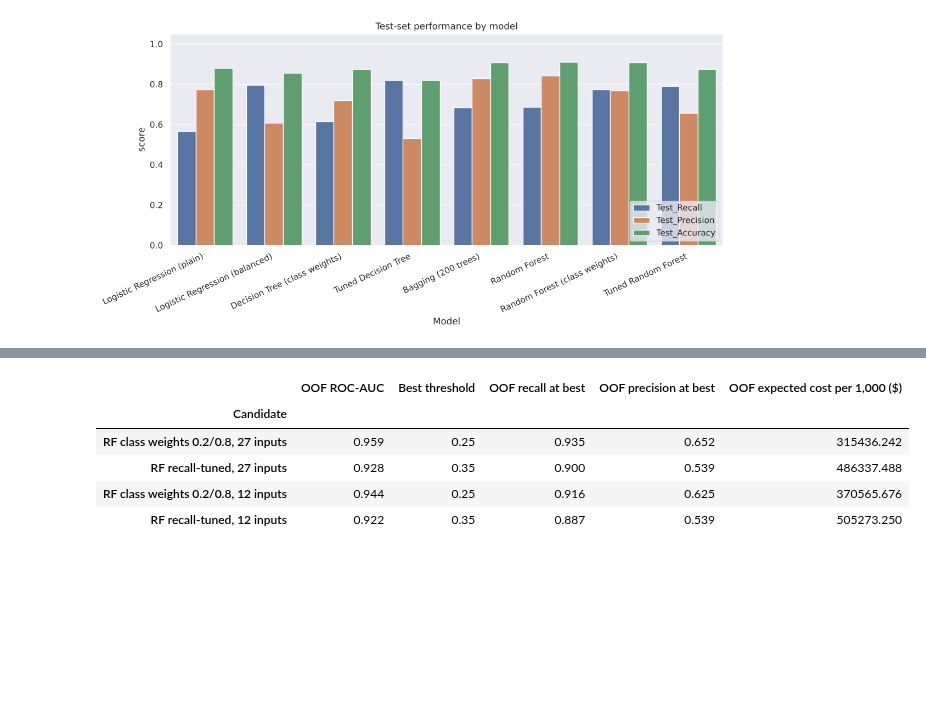
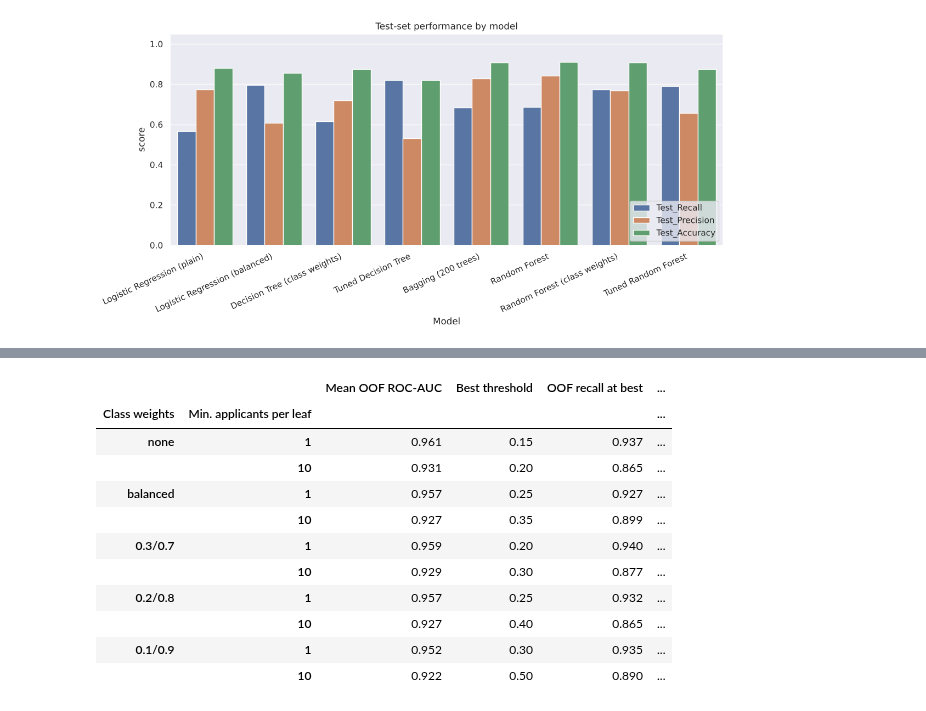
Before and after one commit to shubham1891/Personal-code, a Jupyter notebook: notebooks/Loan_Default_Prediction_Low_Code.ipynb, the cells around one changed output, grey strips where cells are left out. Saved outputs shown, nothing was run; the diff lists cells and outputs as text; code cells hidden in the pictures; blank space fills up the shorter version.

```diff
--- a/notebooks/Loan_Default_Prediction_Low_Code.ipynb
+++ b/notebooks/Loan_Default_Prediction_Low_Code.ipynb
@@ -1810,7 +1812,9 @@ The comparison above uses the conventional 0.5 cut-off. The bank's real question
 #@title
 from sklearn.model_selection import cross_val_predict
 COST_FN, COST_FP = 9000, 2000
-THRESHOLDS = np.round(np.arange(0.10, 0.71, 0.05), 2)
+THRESHOLDS = np.round(np.arange(0.05, 0.71, 0.05), 2)
+CV_REPEATS = [1, 2, 3]            # three different stratified 5-fold splits = 15 validation folds per candidate
+COST_COL = 'Mean OOF expected cost per 1,000 ($)'
 
 def cost_table(y_true, proba, thresholds=THRESHOLDS):
     rows = []
@@ -1822,27 +1826,46 @@ def cost_table(y_true, proba, thresholds=THRESHOLDS):
                      'expected_cost_per_1000_$': 1000 * (fn * COST_FN + fp * COST_FP) / n})
     return pd.DataFrame(rows)
 
-# 12 most important features of the tuned forest, as a leaner candidate feature set
-keep = pd.Series(rf_estimator_tuned.feature_importances_, index=X_train.columns).sort_values(ascending=False)
-keep = keep[keep > 0.01].index.tolist()
+def oof_evaluate(model, cols):
+    # repeated 5-fold out-of-fold evaluation on the training rows: mean threshold table, best row, mean AUC, fold-to-fold SD of the cost
+    probas, tables, fold_costs = [], [], {}
+    for seed in CV_REPEATS:
+        cv_rep = StratifiedKFold(n_splits=5, shuffle=True, random_state=seed)
+        p = cross_val_predict(model, X_train[cols], y_train, cv=cv_rep, method='predict_proba')[:, 1]
+        probas.append(p); tables.append(cost_table(y_train, p))
+        for _, val in cv_rep.split(X_train[cols], y_train):
+            fold_tbl = cost_table(y_train.iloc[val], p[val])
+            for t, c in zip(fold_tbl['threshold'], fold_tbl['expected_cost_per_1000_$']):
+                fold_costs.setdefault(t, []).append(c)
+    tbl = pd.concat(tables).groupby('threshold', as_index=False).mean()
+    best = tbl.loc[tbl['expected_cost_per_1000_$'].idxmin()]
+    return {'probas': probas, 'table': tbl, 'best': best, 'auc': np.mean([metrics.roc_auc_score(y_train, p) for p in probas]),
+            'fold_sd': np.std(fold_costs[best['threshold']], ddof=1)}
 
-candidates = {
-    'RF class weights 0.2/0.8, 27 inputs': (RandomForestClassifier(n_estimators=200, class_weight={0: 0.2, 1: 0.8}, random_state=1, n_jobs=-1), list(X_train.columns)),
-    'RF recall-tuned, 27 inputs': (RandomForestClassifier(**grid_obj.best_params_, random_state=1, n_jobs=-1), list(X_train.columns)),
-    'RF class weights 0.2/0.8, 12 inputs': (RandomForestClassifier(n_estimators=200, class_weight={0: 0.2, 1: 0.8}, random_state=1, n_jobs=-1), keep),
-    'RF recall-tuned, 12 inputs': (RandomForestClassifier(**grid_obj.best_params_, random_state=1, n_jobs=-1), keep),
-}
-cv5 = StratifiedKFold(n_splits=5, shuffle=True, random_state=1)
-oof, summary_rows = {}, []
-for name, (model, cols) in candidates.items():
-    proba_oof = cross_val_predict(model, X_train[cols], y_train, cv=cv5, method='predict_proba')[:, 1]
-    tbl = cost_table(y_train, proba_oof); best = tbl.loc[tbl['expected_cost_per_1000_$'].idxmin()]
-    oof[name] = (proba_oof, tbl)
-    summary_rows.append({'Candidate': name, 'OOF ROC-AUC': metrics.roc_auc_score(y_train, proba_oof), 'Best threshold': best['threshold'],
-                         'OOF recall at best': best['recall'], 'OOF precision at best': best['precision'], 'OOF expected cost per 1,000 ($)': best['expected_cost_per_1000_$']})
-selection = pd.DataFrame(summary_rows).set_index('Candidate')
-winner = selection['OOF expected cost per 1,000 ($)'].idxmin()
-FINAL_THRESHOLD = float(selection.loc[winner, 'Best threshold'])
-print('Selected model:', winner, '| selected threshold:', FINAL_THRESHOLD)
-selection.round(3)
+def summary_row(res):
+    return {'Mean OOF ROC-AUC': res['auc'], 'Best threshold': res['best']['threshold'], 'OOF recall at best': res['best']['recall'],
+            'OOF precision at best': res['best']['precision'], COST_COL: res['best']['expected_cost_per_1000_$'], 'Fold-to-fold SD of cost ($)': res['fold_sd']}
+
+SELECTION_FORMAT = {'Mean OOF ROC-AUC': '{:.3f}', 'Best threshold': '{:.2f}', 'OOF recall at best': '{:.3f}', 'OOF precision at best': '{:.3f}',
+                    COST_COL: '{:,.0f}', 'Fold-to-fold SD of cost ($)': '{:,.0f}'}
+
+# Stage 1: class weights x minimum leaf size (200 trees, all 27 inputs)
+weight_options = {'none': None, 'balanced': 'balanced', '0.3/0.7': {0: 0.3, 1: 0.7}, '0.2/0.8': {0: 0.2, 1: 0.8}, '0.1/0.9': {0: 0.1, 1: 0.9}}
+stage1 = {}
+for w_name, w in weight_options.items():
+    for leaf in [1, 10]:          # 1 = fully grown trees (default); 10 = the leaf size the recall-only grid search chose
+        stage1[(w_name, leaf)] = oof_evaluate(RandomForestClassifier(n_estimators=200, class_weight=w, min_samples_leaf=leaf, random_state=1, n_jobs=-1), list(X_train.columns))
+config_search = pd.DataFrame({k: summary_row(v) for k, v in stage1.items()}).T
+config_search.index.names = ['Class weights', 'Min. applicants per leaf']
+
+# the pre-stated rule: lowest mean cost; among configurations within one standard error of it, the simplest
+lowest = config_search[COST_COL].min()
+one_se = config_search.loc[config_search[COST_COL].idxmin(), 'Fold-to-fold SD of cost ($)'] / np.sqrt(5 * len(CV_REPEATS))
+within = config_search[config_search[COST_COL] <= lowest + one_se].copy()
+within['non-default settings'] = [(w != 'none') + (leaf != 1) for w, leaf in within.index]
+best_weights, best_leaf = within.sort_values(['non-default settings', COST_COL]).index[0]
+best_leaf = int(best_leaf)
+print(f'Lowest mean OOF cost ${lowest:,.0f}; one standard error ${one_se:,.0f}; within one SE: {list(within.index)}')
+print(f'Stage 1 choice: class weights = {best_weights}, min. applicants per leaf = {best_leaf}')
+config_search.style.format(SELECTION_FORMAT).highlight_min(subset=[COST_COL], color='#c6efce')
 # %% [output]
@@ -1850,6 +1874,12 @@ Selected model: RF class weights 0.2/0.8, 27 inputs | selected threshold: 0.25
-|  | OOF ROC-AUC | Best threshold | OOF recall at best | OOF precision at best | OOF expected cost per 1,000 ($) |
-| Candidate |  |  |  |  |  |
-| RF class weights 0.2/0.8, 27 inputs | 0.959 | 0.25 | 0.935 | 0.652 | 315436.242 |
-| RF recall-tuned, 27 inputs | 0.928 | 0.35 | 0.900 | 0.539 | 486337.488 |
-| RF class weights 0.2/0.8, 12 inputs | 0.944 | 0.25 | 0.916 | 0.625 | 370565.676 |
-| RF recall-tuned, 12 inputs | 0.922 | 0.35 | 0.887 | 0.539 | 505273.250 |
+|  |  | Mean OOF ROC-AUC | Best threshold | OOF recall at best | ... |
+| Class weights | Min. applicants per leaf |  |  |  | ... |
+| none | 1 | 0.961 | 0.15 | 0.937 | ... |
+|  | 10 | 0.931 | 0.20 | 0.865 | ... |
+| balanced | 1 | 0.957 | 0.25 | 0.927 | ... |
+|  | 10 | 0.927 | 0.35 | 0.899 | ... |
+| 0.3/0.7 | 1 | 0.959 | 0.20 | 0.940 | ... |
+|  | 10 | 0.929 | 0.30 | 0.877 | ... |
+| 0.2/0.8 | 1 | 0.957 | 0.25 | 0.932 | ... |
+|  | 10 | 0.927 | 0.40 | 0.865 | ... |
+| 0.1/0.9 | 1 | 0.952 | 0.30 | 0.935 | ... |
+|  | 10 | 0.922 | 0.50 | 0.890 | ... |
```
Also changed, not shown: parts of 13 cells of this notebook, 18 other files.
